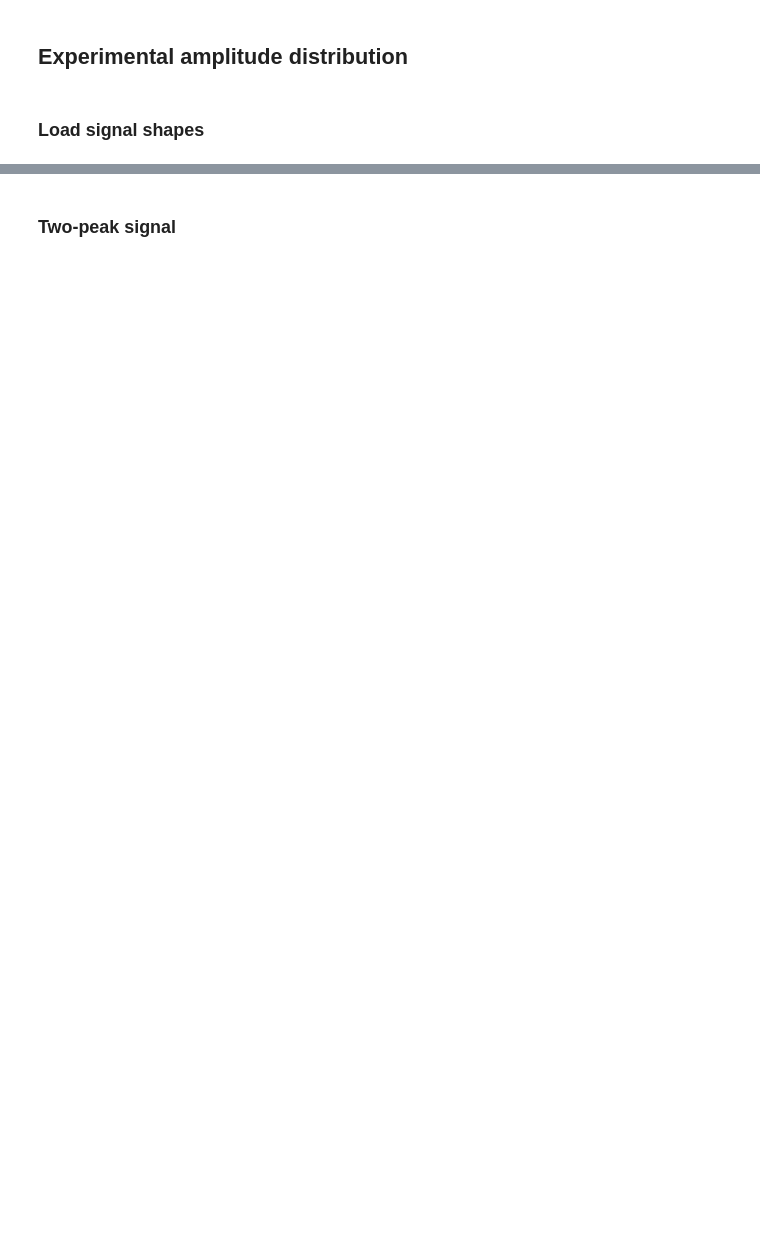
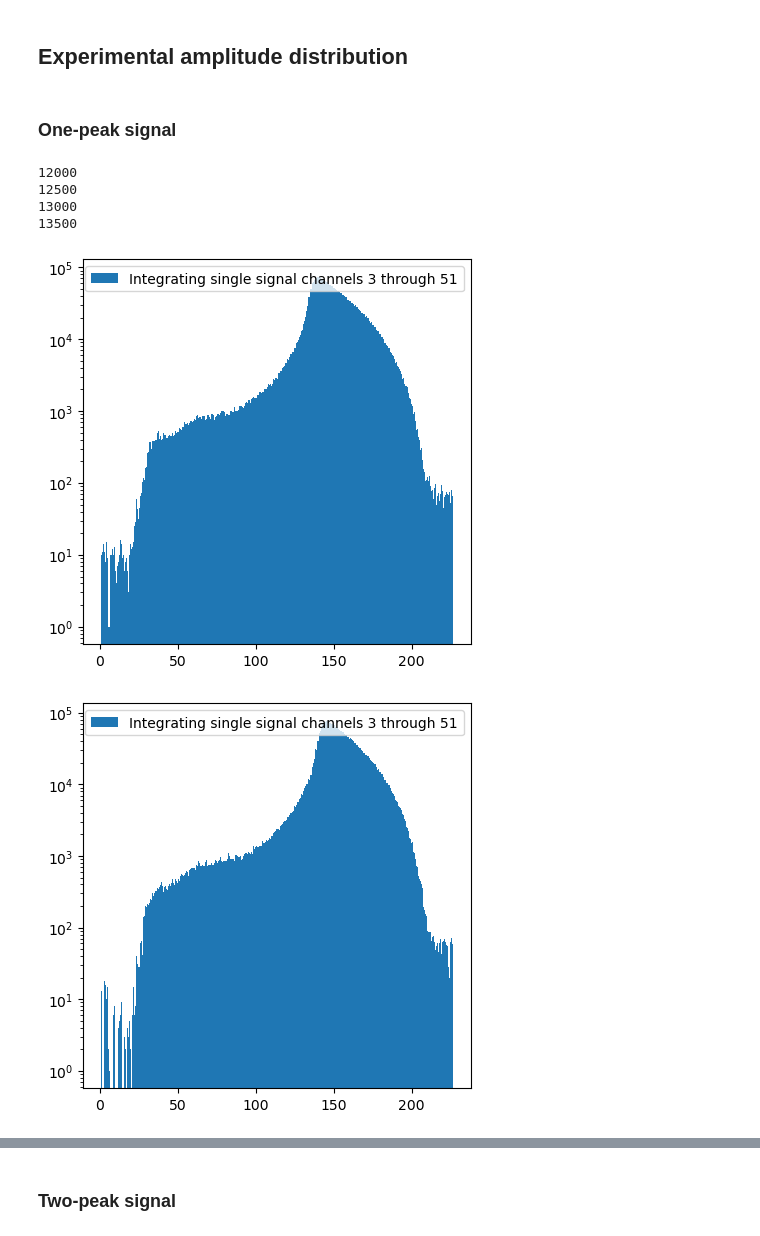
Before and after one commit to GregTheMadMonk/edu-28, a Jupyter notebook: edu-28.ipynb, the cells around one changed output, grey strips where cells are left out. Cells and saved outputs as stored; diff of their text form; code cells hidden in the pictures; blank space fills up the shorter version.

```diff
--- a/edu-28.ipynb
+++ b/edu-28.ipynb
@@ -510,4 +147,2 @@ tester.plot(bins=100)
 # %% [markdown]
 ## Experimental amplitude distribution
-# %% [markdown]
-### Load signal shapes
@@ -542,0 +149,27 @@ def loadExperimentalSignal(filename, separator='\t'):
+# %% [markdown]
+### One-peak signal
+# %%
+for pn, num in [
+    ( "120", "12000"),
+    ( "109", "12500"),
+    ( "98",  "13000" ),
+    ( "87",  "13500" ),
+]:
+    print(num)
+
+    hvprob = util.loadExperimentalSignal(f"task/data/p{pn}(30s)(HV1={num})")
+    assert(np.allclose(hvprob[1], prob.probNormalize(hvprob[0], hvprob[1])))
+
+    hv = signals.SignalTester(
+        hvprob[1], hvprob[0],
+        exampleSignal
+    )
+    hv.runSingle(6, 42)
+    hv.plot(dump=f"task/output/{num}_single_6_42.txt", figsize=(5, 5), log=True)
+# %% [output]
+12000
+12500
+13000
+13500
+[figure, added]
+[figure, added]
```
Also changed, not shown: parts of 44 cells of this notebook, 16 other files.
